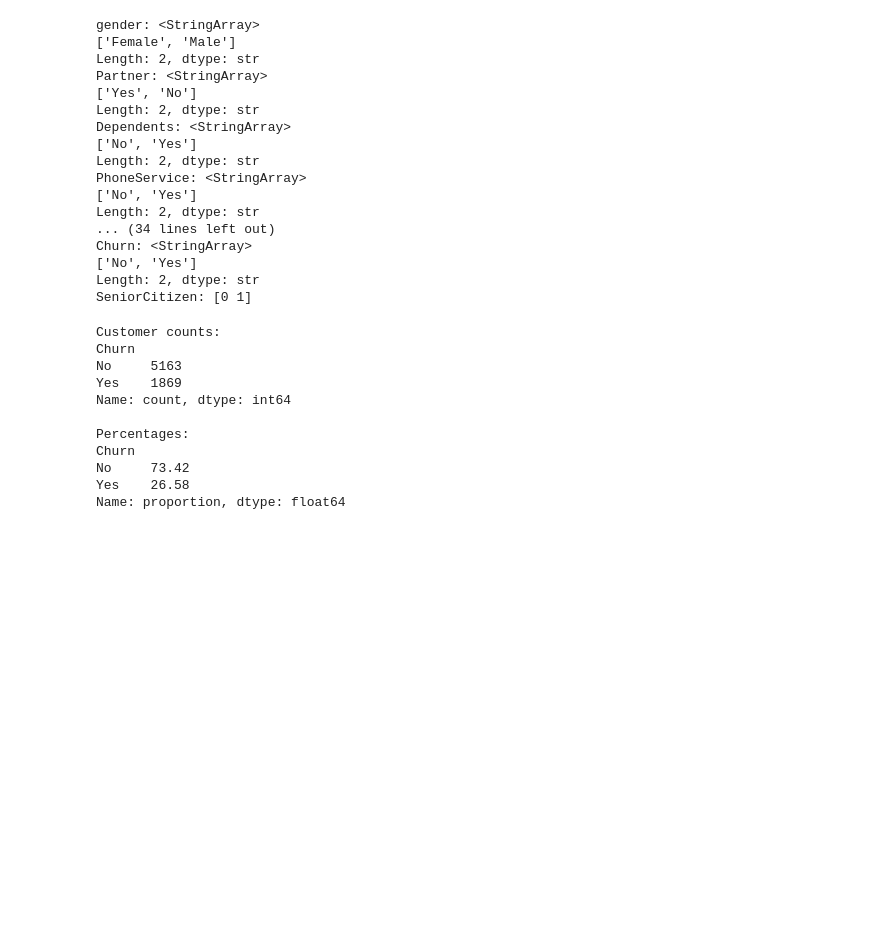
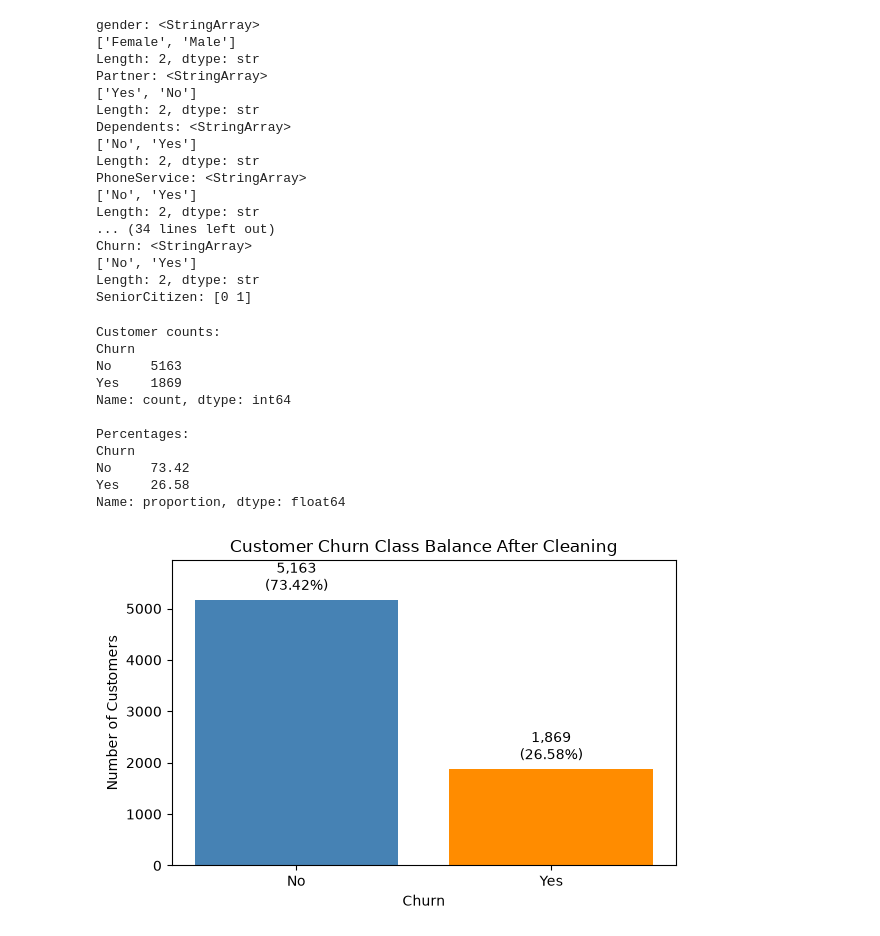
Before and after one commit to Dawlatshahi/telco-customer-churn, a Jupyter notebook: notebooks/telco_customer_churn.ipynb, the cells around one changed output. Saved outputs shown, nothing was run; the diff lists cells and outputs as text; code cells hidden in the pictures; blank space fills up the shorter version.

Commit message:
Visualize churn class balance

```diff
--- a/notebooks/telco_customer_churn.ipynb
+++ b/notebooks/telco_customer_churn.ipynb
@@ -168,3 +168,28 @@ Churn
 No     73.42
 Yes    26.58
 Name: proportion, dtype: float64
+# %%
+import matplotlib.pyplot as plt
+
+churn_counts = df_clean["Churn"].value_counts().reindex(["No", "Yes"])
+
+fig, ax = plt.subplots(figsize=(6, 4))
+ax.bar(churn_counts.index, churn_counts.values, color=["steelblue", "darkorange"])
+
+ax.set_title("Customer Churn Class Balance After Cleaning")
+ax.set_xlabel("Churn")
+ax.set_ylabel("Number of Customers")
+
+labels = [
+    f"{count:,}\n({count / churn_counts.sum():.2%})"
+    for count in churn_counts
+]
+
+ax.bar_label(ax.containers[0], labels=labels, padding=4)
+ax.set_ylim(0, churn_counts.max() * 1.15)
+
+fig.tight_layout()
+fig.savefig("../figures/churn_class_balance.png", dpi=300, bbox_inches="tight")
+plt.show()
+# %% [output]
+[figure, added]
```
